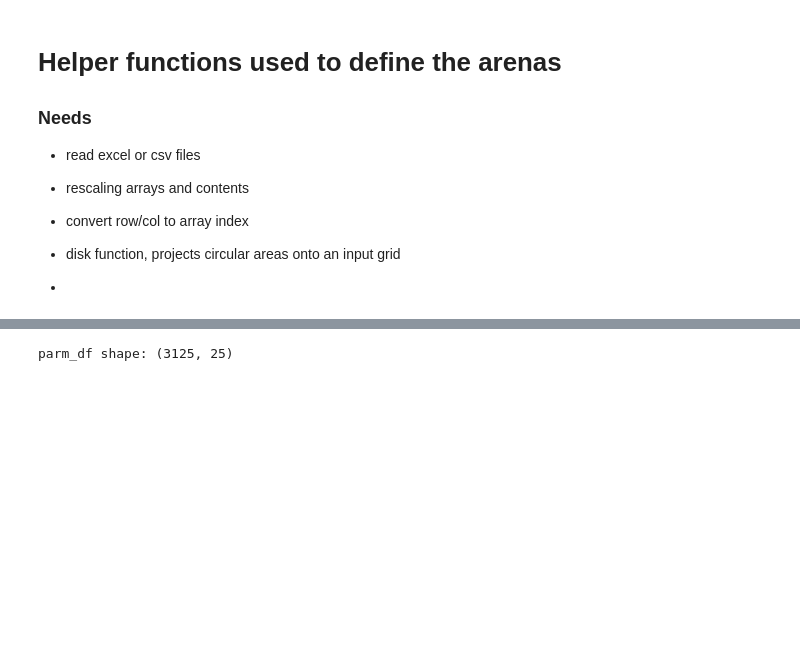
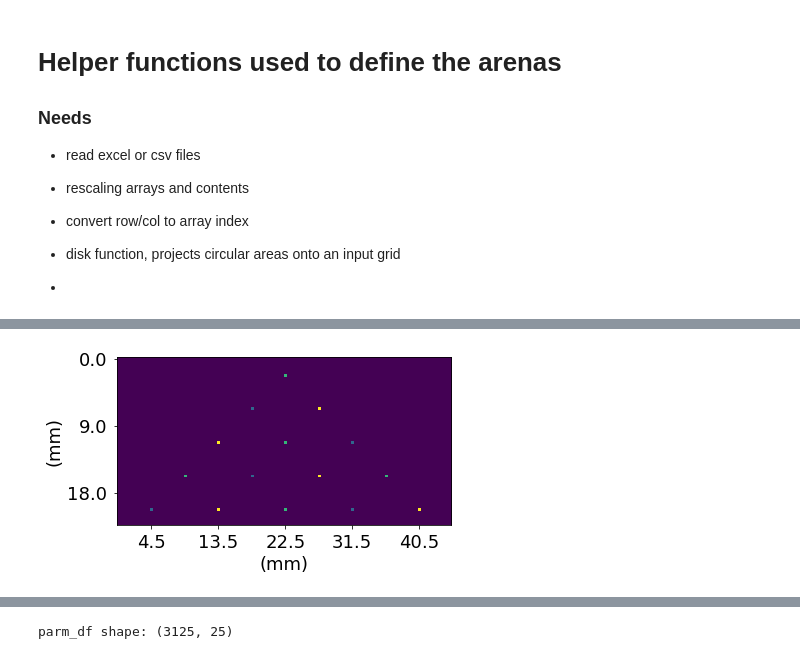
Before and after one commit to boospooky/omnitray-modeling, a Jupyter notebook: omnitray-modeling/microsim_ca/simulation_notebook_ca.ipynb, the cells around one changed output, grey strips where cells are left out. Cells and saved outputs as stored; diff of their text form; code cells hidden in the pictures; blank space fills up the shorter version.

```diff
--- a/omnitray-modeling/microsim_ca/simulation_notebook_ca.ipynb
+++ b/omnitray-modeling/microsim_ca/simulation_notebook_ca.ipynb
@@ -397,14 +133,0 @@ p0 = np.array([np.power((scale/4.5),2),   0,    8e-3,  8e-3, 15,  3e-2,  1, 3e-2
-# %%
-arr = np.zeros((species, n_h, n_w))
-dest_wells, ahl_centers = prep_spot_positions(n_h, n_w)
-dims = np.array([species, n_h, n_w])
-arr = prep_initial_condition(dest_wells, ahl_centers, dims, p0, arr)
-im_dep = np.zeros((n_h, n_w))
-for cell_i in cell_inds:
-    im_dep += (cell_i+1)*(arr[cell_i,:,:] > 0.01)
-plt.imshow(im_dep)
-plt.xticks(scale*np.arange(1,10,2), ["{:.1f}".format(xx) for xx in np.arange(1,10,2)*4.5])
-plt.xlabel('(mm)')
-plt.yticks(scale*np.arange(0,5,2), ["{:.1f}".format(xx) for xx in np.arange(0,5,2)*4.5])
-plt.ylabel('(mm)')
-plt.title('')
@@ -413,0 +185,67 @@ Text(0.5,1,'')
+# %%
+def disk(A, center, radius):
+    h, w = A.shape
+    ind_mat = np.zeros((h, w, 2))
+    cx, cy = center
+    for i in range(h):
+        ind_mat[i,:,0] = np.power(np.arange(w) - cx, 2)
+
+    for i in range(w):
+        ind_mat[:,i,1] = np.power(np.arange(h) - cy, 2)
+
+    outmat = (ind_mat[:,:,0] + ind_mat[:,:,1]) < radius**2
+    return outmat
+
+def prep_spot_positions():
+    cell_spots_list = []
+    skip = (scale)
+    def spot_indices(skip, mod_val):
+        return np.array([(i,j) for i in np.arange(1*n_w//10,(9*n_w//10)+1,skip)
+                                 for j in np.arange(1*n_h//10,(9*n_h//10)+1,skip)
+                                    if np.mod((i-(n_w//10))//skip,3)==mod_val
+                                         and np.abs(j-(1*n_h//10)) >= np.abs(i-(n_w//2))
+                                         and np.mod((i-(n_w//10))//skip,2) == np.mod((j-(n_h//10))//skip,2)])
+
+    cl_spots = spot_indices(skip, 0)
+    cell_spots_list.append(cl_spots)
+    cc_spots = spot_indices(skip, 1)
+    cell_spots_list.append(cc_spots)
+    cr_spots = spot_indices(skip, 2)
+    cell_spots_list.append(cr_spots)
+
+    ahl_spots_list = [[(n_w//2, 1*n_h//10)],[],[]]
+    return cell_spots_list, ahl_spots_list
+
+def prep_initial_condition(A):
+    dx, Dc,  rc, rp,    Kn,  Dn,   kn, Da, xa, xs, xS, xr, hS, kS, hR, kR, hC, kC, pa, ahl0, od = p0
+    tmp_arr = np.zeros((n_h, n_w), dtype=np.float32)
+    for cell_i, cell_spots in zip(cell_inds, cell_spots_list):
+        for center in cell_spots:
+            A[cell_i,:,:] += disk(tmp_arr, np.array(center), scale/6)*od
+        arr_max = np.max([A[cell_i,:,:].max(),1])
+        A[cell_i,:,:] = skimage.filters.gaussian(A[cell_i,:,:]/arr_max, sigma=0.7)*arr_max
+
+    for ahl_i, ahl_spots in zip(ahl_inds, ahl_spots_list):
+        for center in ahl_spots:
+            A[ahl_i,:,:] += disk(tmp_arr, np.array(center), scale/6)*ahl0
+        arr_max = np.max([A[ahl_i,:,:].max(),1])
+        A[ahl_i,:,:] = skimage.filters.gaussian(A[ahl_i,:,:]/arr_max, sigma=0.7)*arr_max
+    return A
+
+# Set initial conditions
+cell_spots_list, ahl_spots_list = prep_spot_positions()
+initial_array = np.zeros((species, n_h, n_w), dtype=np.float32, order='C')# + 1e-7
+initial_array[n_i,:,:] = nutrient_max*np.ones((n_h, n_w), dtype=np.float32)
+initial_array = prep_initial_condition(initial_array)
+
+# Look at initial arrangement
+im_dep = np.zeros((n_h, n_w))
+for cell_i in cell_inds:
+    im_dep += (cell_i+1)*(initial_array[cell_i,:,:] > 0.008)
+plt.imshow(im_dep)
+plt.xticks(scale*np.arange(1,10,2), ["{:.1f}".format(xx) for xx in np.arange(1,10,2)*4.5])
+plt.xlabel('(mm)')
+plt.yticks(scale*np.arange(0,5,2), ["{:.1f}".format(xx) for xx in np.arange(0,5,2)*4.5])
+plt.ylabel('(mm)')
+plt.title('')
+# %% [output]
@@ -413,0 +253 @@ Text(0.5,1,'')
+[figure, added]
```
Also changed, not shown: parts of 14 cells of this notebook.
